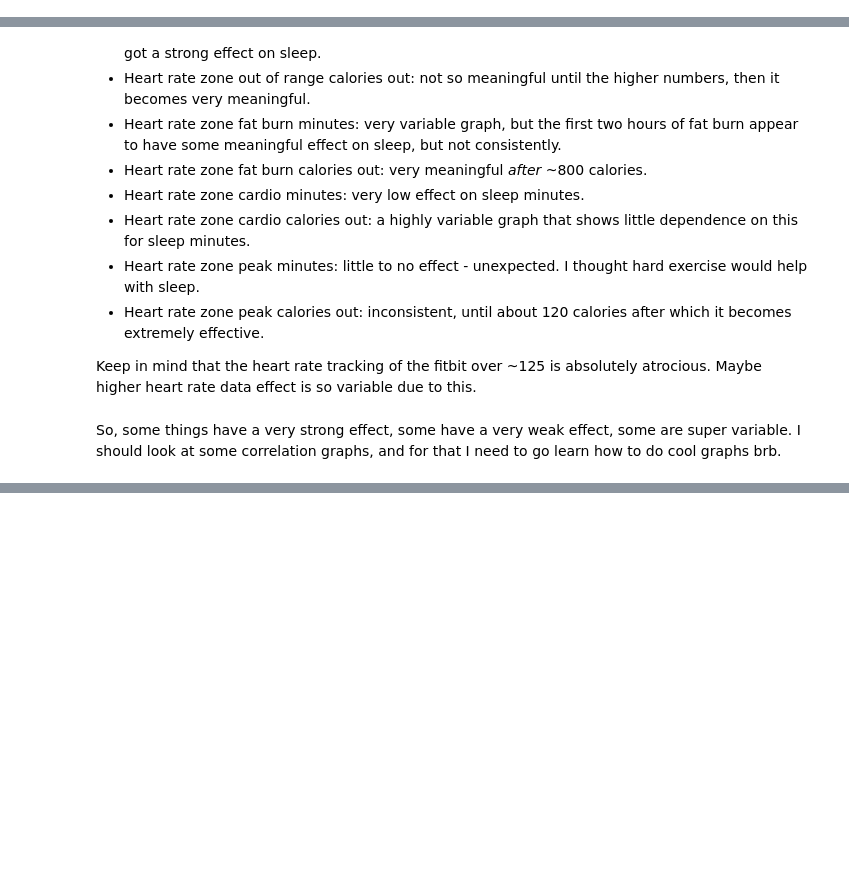
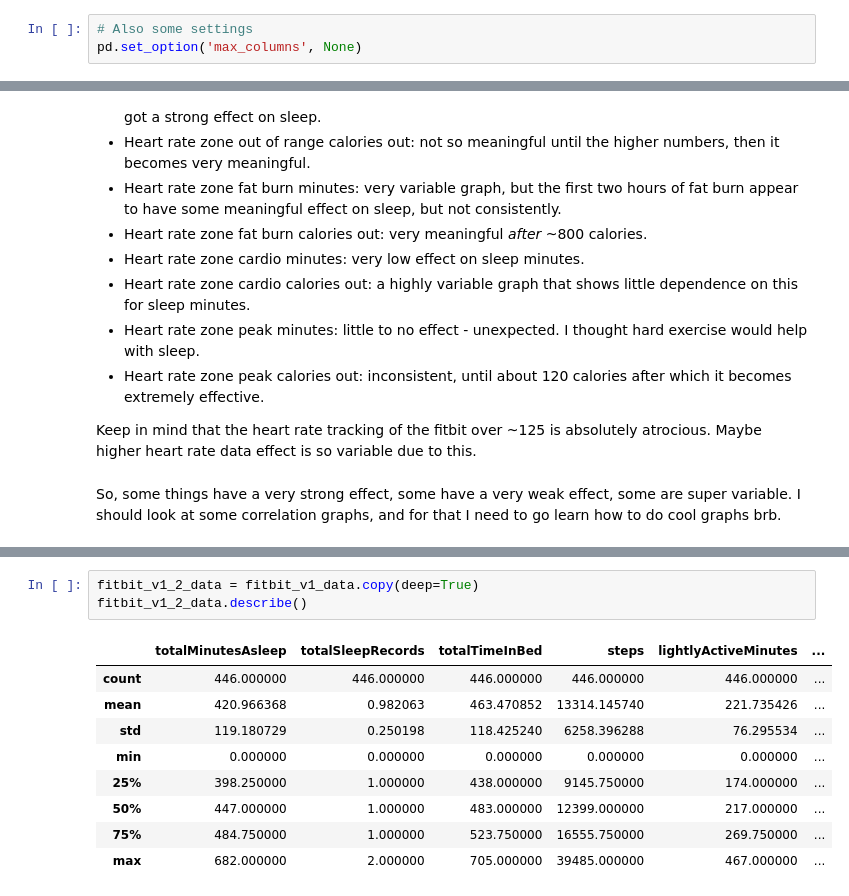
Before and after one commit to chorhatarahuduketuri/fitbitDataAnalyser, a Jupyter notebook: code/analyseFitbitDataV1.ipynb, the cells around one changed output, grey strips where cells are left out. Saved outputs shown, nothing was run; the diff lists cells and outputs as text; blank space fills up the shorter version.

```diff
--- a/code/analyseFitbitDataV1.ipynb
+++ b/code/analyseFitbitDataV1.ipynb
@@ -17,3 +19,6 @@ from sklearn.metrics import mean_absolute_error
+# %%
+# Also some settings
+pd.set_option('max_columns', None)
 # %%
 fitbit_v1_data_file_path = '../input/dataInCsvFormat/fitbitDataV1.csv'
 fitbit_v1_data = pd.read_csv(fitbit_v1_data_file_path)
@@ -142,0 +235,13 @@ So, some things have a very strong effect, some have a very weak effect, some ar
+# %%
+fitbit_v1_2_data = fitbit_v1_data.copy(deep=True)
+fitbit_v1_2_data.describe()
+# %% [output]
+|  | totalMinutesAsleep | totalSleepRecords | totalTimeInBed | steps | lightlyActiveMinutes | ... |
+| count | 446.000000 | 446.000000 | 446.000000 | 446.000000 | 446.000000 | ... |
+| mean | 420.966368 | 0.982063 | 463.470852 | 13314.145740 | 221.735426 | ... |
+| std | 119.180729 | 0.250198 | 118.425240 | 6258.396288 | 76.295534 | ... |
+| min | 0.000000 | 0.000000 | 0.000000 | 0.000000 | 0.000000 | ... |
+| 25% | 398.250000 | 1.000000 | 438.000000 | 9145.750000 | 174.000000 | ... |
+| 50% | 447.000000 | 1.000000 | 483.000000 | 12399.000000 | 217.000000 | ... |
+| 75% | 484.750000 | 1.000000 | 523.750000 | 16555.750000 | 269.750000 | ... |
+| max | 682.000000 | 2.000000 | 705.000000 | 39485.000000 | 467.000000 | ... |
```
Also changed, not shown: parts of 25 cells of this notebook.
